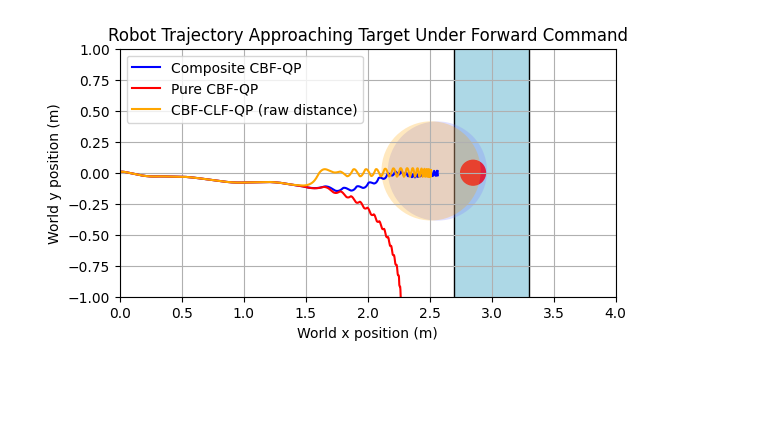
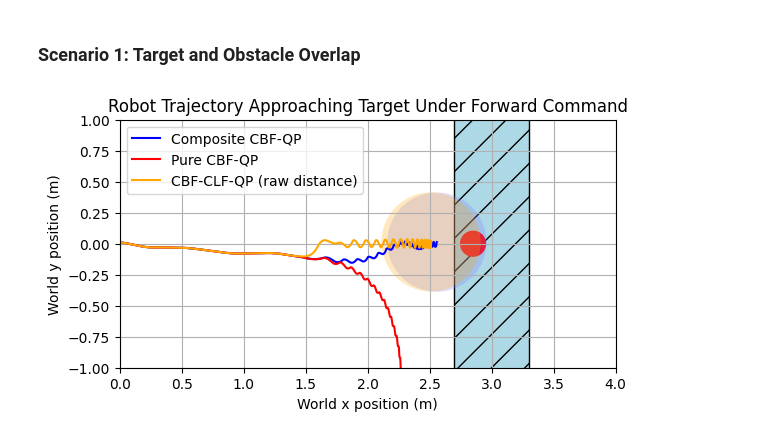
Before and after one commit to famsvip/Robot-Navigation-Collision-Avoidance-, a Jupyter notebook: data/plotting.ipynb, the cells around one changed output. Cells and saved outputs as stored; diff of their text form; code cells hidden in the pictures; blank space fills up the shorter version.

```diff
--- a/data/plotting.ipynb
+++ b/data/plotting.ipynb
@@ -22,37 +9,43 @@ print(composite_values.shape)
-# %%
-# Trajectory plots for obstacle
-
-data_threshold = 10000
-
-fig, ax = plt.subplots()
-
-rect = Rectangle((2.7, -1.8), width=0.6, height=3.6,
-                 edgecolor='black', facecolor='lightblue')
-circle_target = Circle((2.85, 0.0), radius=0.1, edgecolor="red", facecolor="red")
-circle_composite = Circle((comp_trial_1[data_threshold-1, :2]), radius=0.4, facecolor=(0.5,0.5,1.0,0.25))
-circle_separate_1 = Circle((pure_trial_1[data_threshold-1,:2]), radius=0.4, facecolor=(1, 0, 0, 0.25))
-circle_separate_3 = Circle((separated_trial_3[data_threshold-1,:2]), radius=0.4, facecolor=(1.0,0.65,0,0.25))
-ax.add_patch(rect)
-ax.add_patch(circle_target)
-ax.add_patch(circle_composite)
-ax.add_patch(circle_separate_1)
-ax.add_patch(circle_separate_3)
-
-ax.plot(comp_trial_1[:data_threshold,0], comp_trial_1[:data_threshold,1], color="b", label="Composite CBF-QP")
-ax.plot(pure_trial_1[:data_threshold,0], pure_trial_1[:data_threshold,1], color="r", label="Pure CBF-QP")
-ax.plot(separated_trial_3[:data_threshold,0], separated_trial_3[:data_threshold,1], color=(1.0,0.65,0), label="CBF-CLF-QP (raw distance)")
-
-ax.set_xlim(0, 4)
-ax.set_ylim(-1, 1)
-ax.set_aspect('equal')
-plt.grid(True)
-plt.title('Robot Trajectory Approaching Target Under Forward Command')
-plt.xlabel("World x position (m)")
-plt.ylabel("World y position (m)")
-plt.legend()
-plt.show()
-# %% [output]
-[figure, removed]
+# %% [markdown]
+### Scenario 1: Target and Obstacle Overlap
+# %%
+# Trajectory plots for obstacle
+
+data_threshold = 10000
+
+composite_3 = np.load("./composite_pos_3.npy")
+separated_1 = np.load("./separated_1.npy")
+pure = np.load("./pure_trial_1.npy")
+
+fig, ax = plt.subplots()
+
+rect = Rectangle((2.7, -1.8), width=0.6, height=3.6,
+                 edgecolor='black', facecolor='lightblue', hatch="/")
+circle_target = Circle((2.85, 0.0), radius=0.1, edgecolor="red", facecolor="red")
+circle_composite = Circle((composite_3[data_threshold-1, :2]), radius=0.4, facecolor=(0.5,0.5,1.0,0.25))
+circle_separate_1 = Circle((pure[data_threshold-1,:2]), radius=0.4, facecolor=(1, 0, 0, 0.25))
+circle_separate_3 = Circle((separated_1[data_threshold-1,:2]), radius=0.4, facecolor=(1.0,0.65,0,0.25))
+ax.add_patch(rect)
+ax.add_patch(circle_target)
+ax.add_patch(circle_composite)
+ax.add_patch(circle_separate_1)
+ax.add_patch(circle_separate_3)
+
+ax.plot(composite_3[:data_threshold,0], composite_3[:data_threshold,1], color="b", label="Composite CBF-QP")
+ax.plot(pure[:data_threshold,0], pure[:data_threshold,1], color="r", label="Pure CBF-QP")
+ax.plot(separated_1[:data_threshold,0], separated_1[:data_threshold,1], color=(1.0,0.65,0), label="CBF-CLF-QP (raw distance)")
+
+ax.set_xlim(0, 4)
+ax.set_ylim(-1, 1)
+ax.set_aspect('equal')
+plt.grid(True)
+plt.title('Robot Trajectory Approaching Target Under Forward Command')
+plt.xlabel("World x position (m)")
+plt.ylabel("World y position (m)")
+plt.legend()
+plt.show()
+# %% [output]
+[figure, added]
 # %%
 # Consecutive command error (squared error)
 
```
Also changed, not shown: parts of 11 cells of this notebook, 51 other files.
